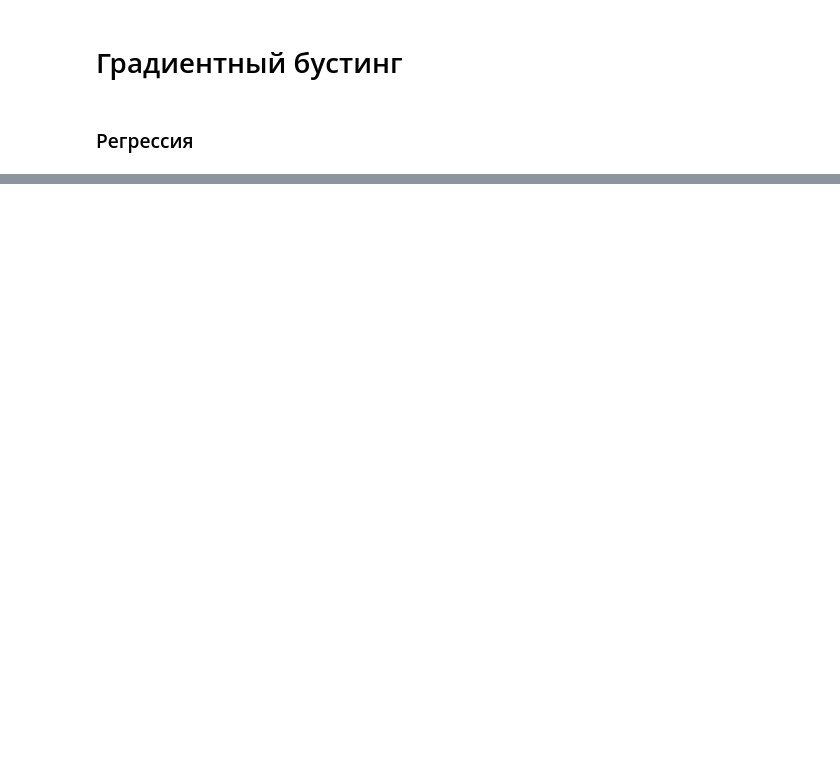
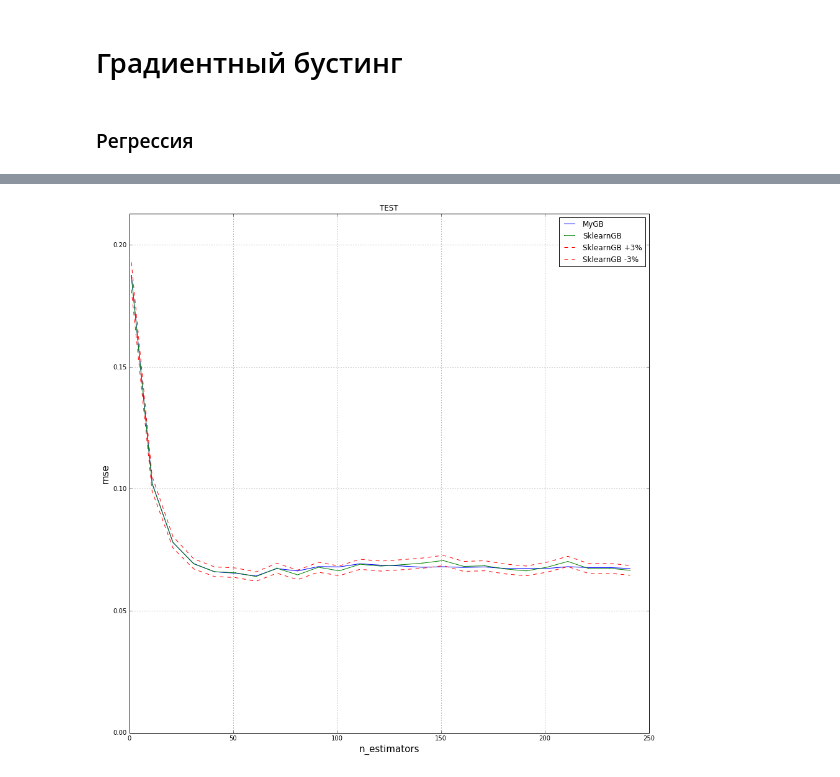
Before and after one commit to pashna/GradientBoosting, a Jupyter notebook: Boosting.ipynb, the cells around one changed output, grey strips where cells are left out. Drawn from its saved outputs; the diff is of its cells as text; code cells hidden in the pictures; blank space fills up the shorter version.

```diff
--- a/Boosting.ipynb
+++ b/Boosting.ipynb
@@ -153,0 +212,4 @@ Wall time: 16.9 s
+# %%
+plot_curve(n_est_array, mse_array_my_test, mse_array_sklearn_test, "TEST")
+# %% [output]
+[figure, added]
```
Also changed, not shown: parts of 17 cells of this notebook, 5 other files.
